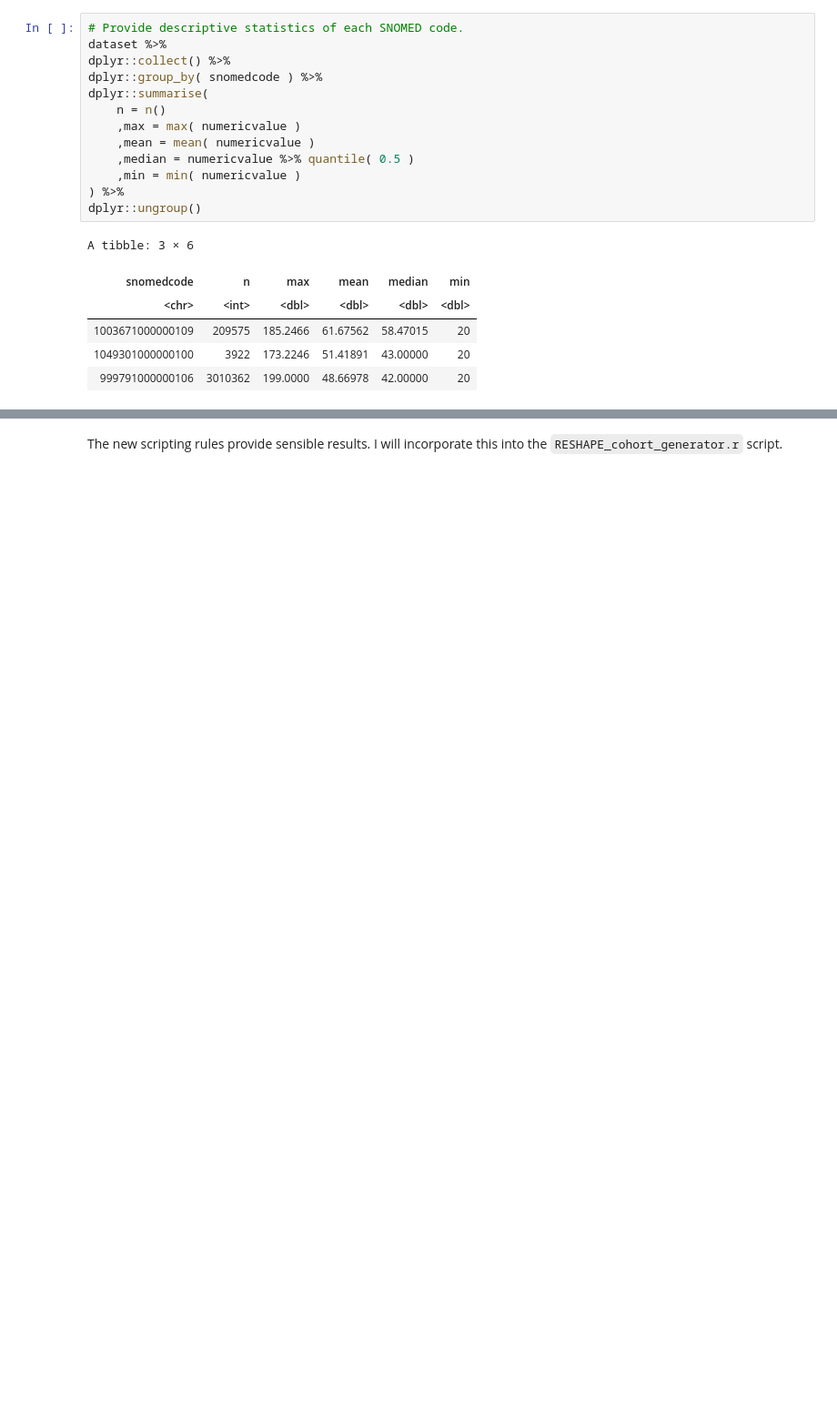
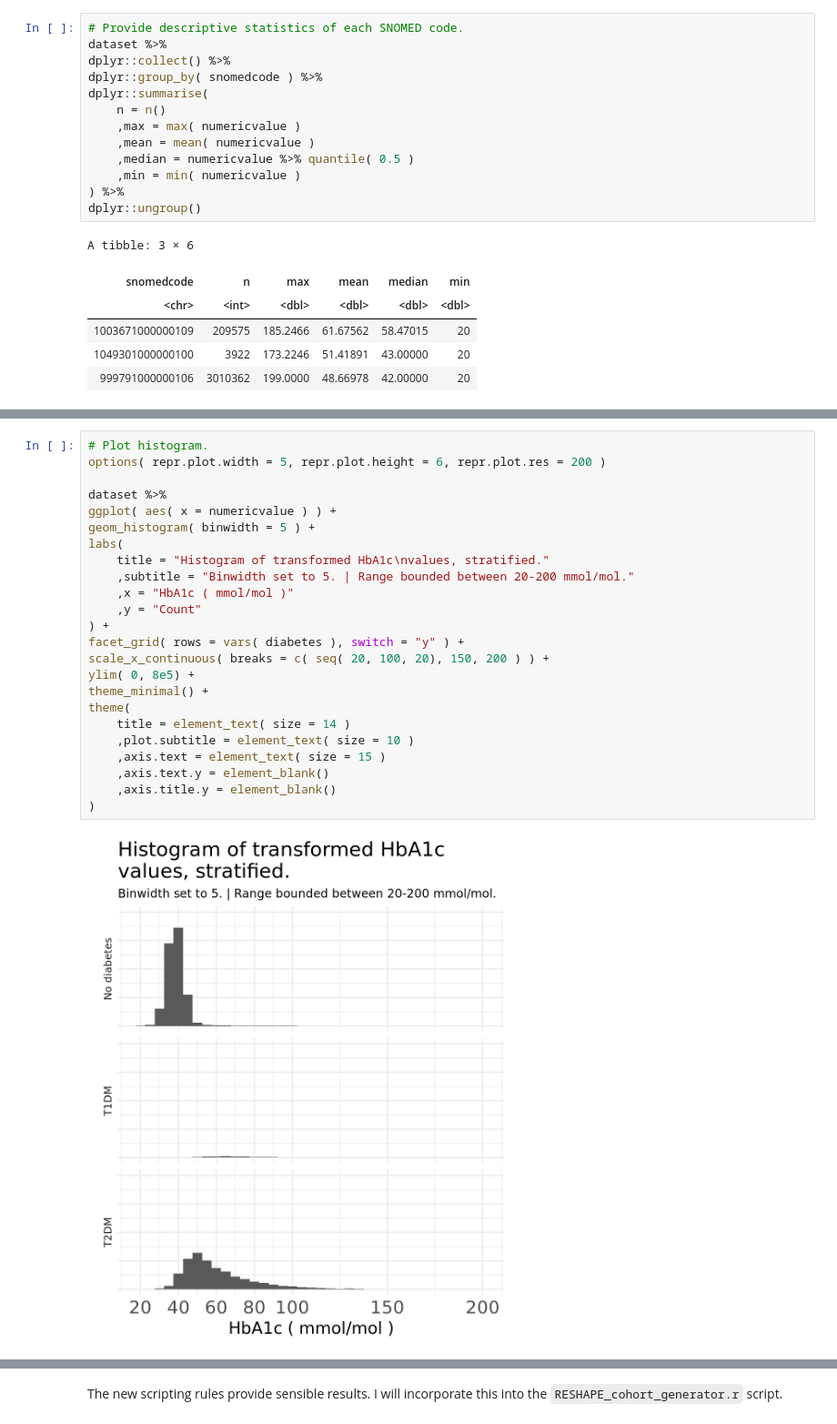
Before and after one commit to ConnectedBradford/c-mcinerney-workspace, a Jupyter notebook: RESHAPE/RESHAPE_check_HbA1c_SNOMED_codes.ipynb, the cells around one changed output, grey strips where cells are left out. Shown at 91% size. Cells and saved outputs as stored; diff of their text form; blank space fills up the shorter version.

```diff
--- a/RESHAPE/RESHAPE_check_HbA1c_SNOMED_codes.ipynb
+++ b/RESHAPE/RESHAPE_check_HbA1c_SNOMED_codes.ipynb
@@ -172,3 +191,29 @@ theme(
+# %%
+# Plot histogram.
+options( repr.plot.width = 5, repr.plot.height = 6, repr.plot.res = 200 )
+
+dataset %>%
+ggplot( aes( x = numericvalue ) ) +
+geom_histogram( binwidth = 5 ) +
+labs(
+    title = "Histogram of transformed HbA1c\nvalues, stratified."
+    ,subtitle = "Binwidth set to 5. | Range bounded between 20-200 mmol/mol."
+    ,x = "HbA1c ( mmol/mol )"
+    ,y = "Count"
+) +
+facet_grid( rows = vars( diabetes ), switch = "y" ) +
+scale_x_continuous( breaks = c( seq( 20, 100, 20), 150, 200 ) ) +
+ylim( 0, 8e5) +
+theme_minimal() +
+theme(
+    title = element_text( size = 14 )
+    ,plot.subtitle = element_text( size = 10 )
+    ,axis.text = element_text( size = 15 )
+    ,axis.text.y = element_blank()
+    ,axis.title.y = element_blank()
+)
+# %% [output]
+[figure, added]
 # %%
 # Provide descriptive statistics of each SNOMED code.
 dataset %>%
```
Also changed, not shown: parts of 6 cells of this notebook.
